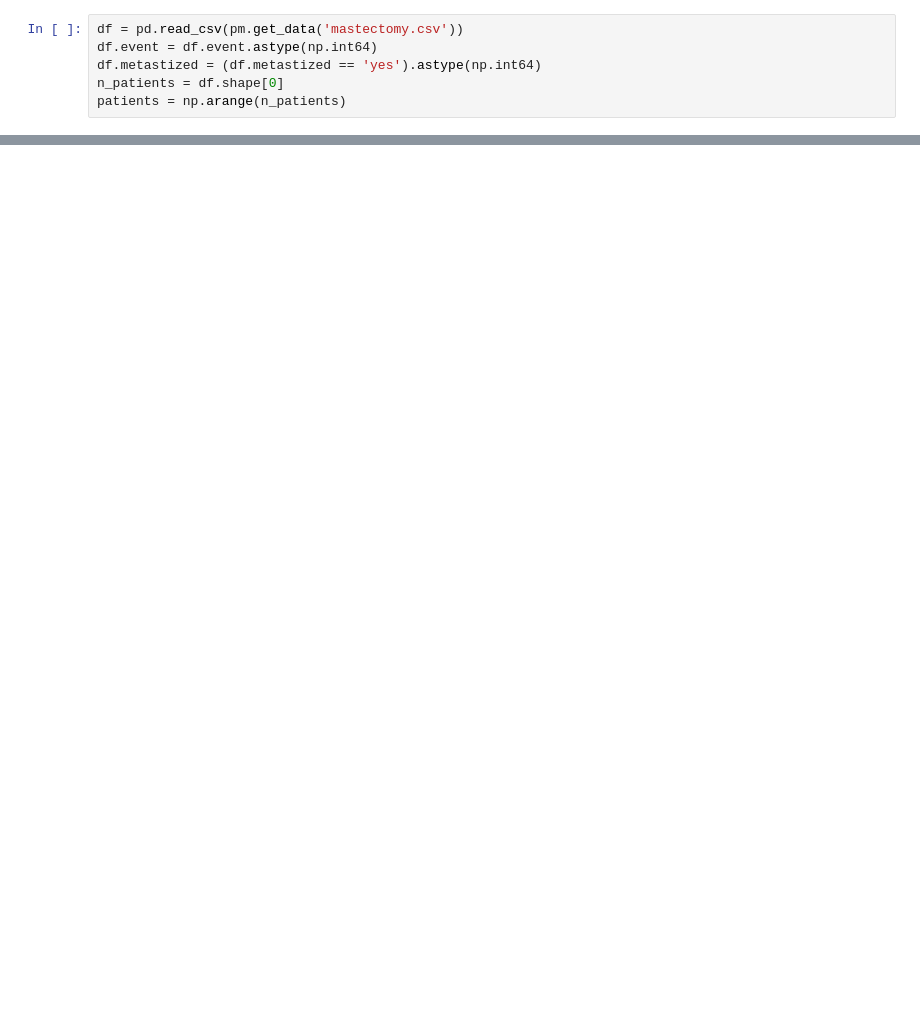
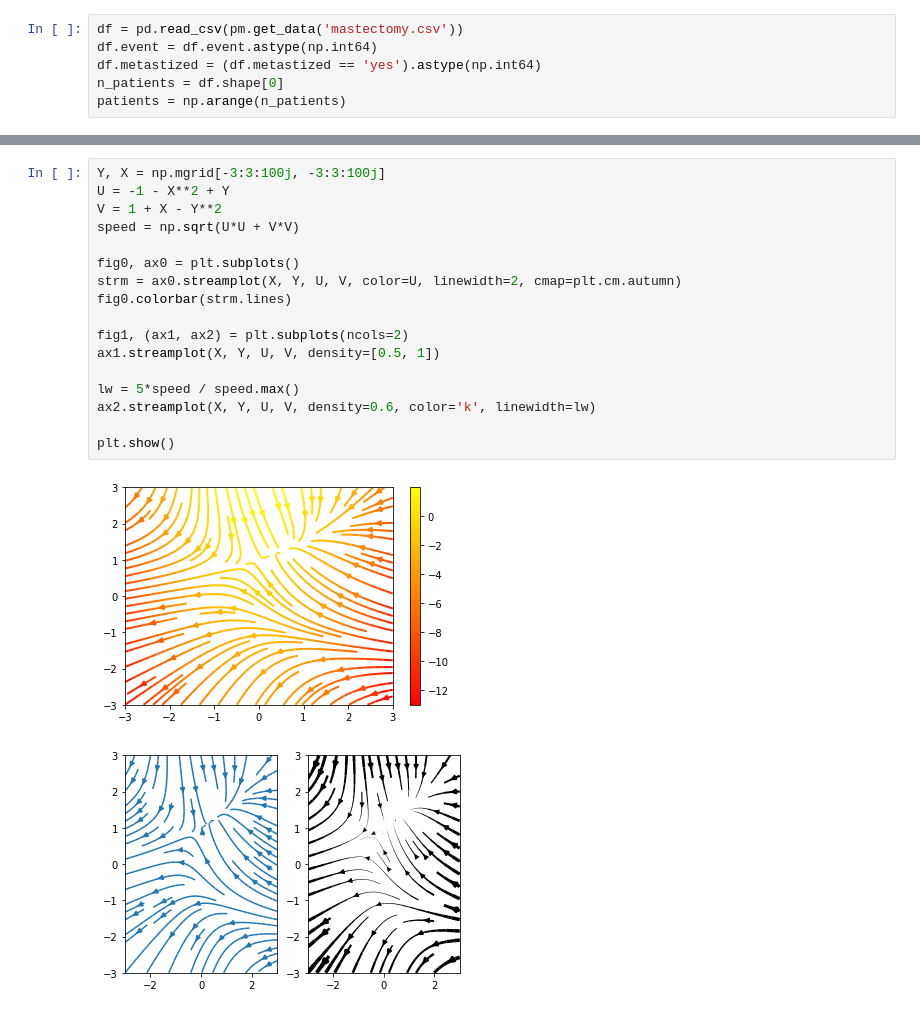
Before and after one commit to jaspajjr/pydata-visualisation, a Jupyter notebook: more-matplotlib.ipynb, the cells around one changed output, grey strips where cells are left out. Cells and saved outputs as stored; diff of their text form; blank space fills up the shorter version.

```diff
--- a/more-matplotlib.ipynb
+++ b/more-matplotlib.ipynb
@@ -168,0 +128,20 @@ fig.legend(loc = 'upper right');
+# %%
+Y, X = np.mgrid[-3:3:100j, -3:3:100j]
+U = -1 - X**2 + Y
+V = 1 + X - Y**2
+speed = np.sqrt(U*U + V*V)
+
+fig0, ax0 = plt.subplots()
+strm = ax0.streamplot(X, Y, U, V, color=U, linewidth=2, cmap=plt.cm.autumn)
+fig0.colorbar(strm.lines)
+
+fig1, (ax1, ax2) = plt.subplots(ncols=2)
+ax1.streamplot(X, Y, U, V, density=[0.5, 1])
+
+lw = 5*speed / speed.max()
+ax2.streamplot(X, Y, U, V, density=0.6, color='k', linewidth=lw)
+
+plt.show()
+# %% [output]
+[figure, added]
+[figure, added]
```
Also changed, not shown: parts of 18 cells of this notebook, 1 other file.
